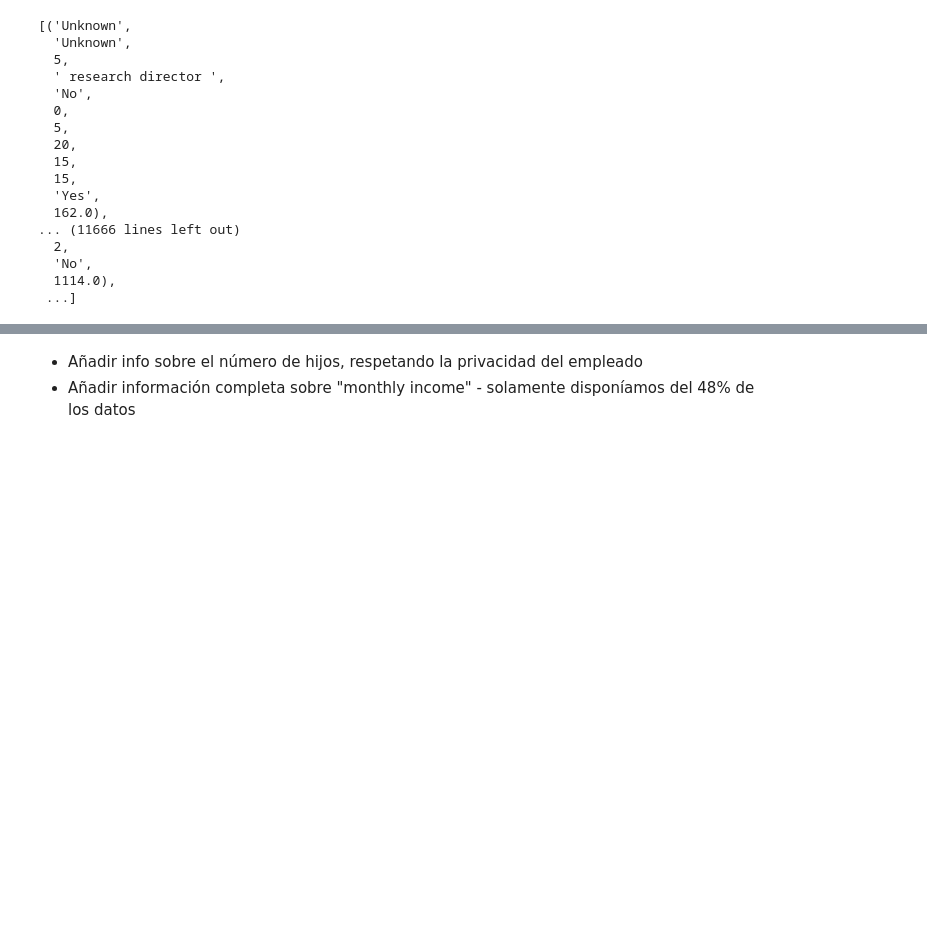
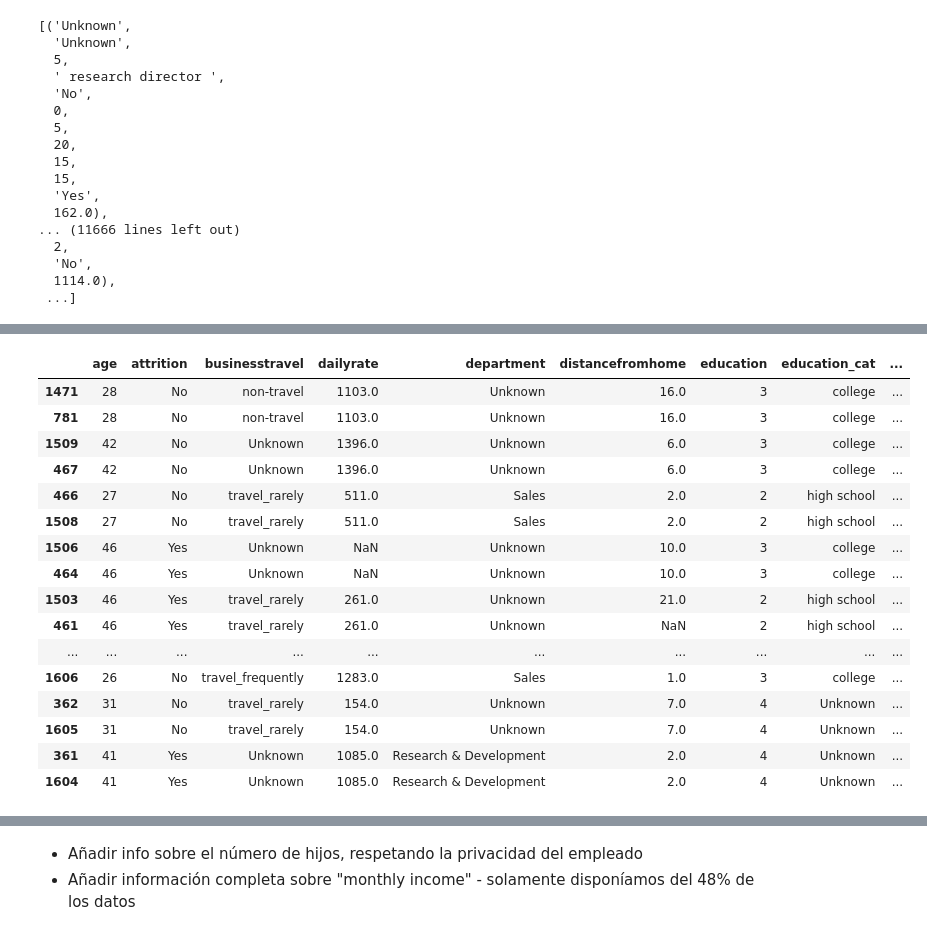
Before and after one commit to Adalab/proyecto-da-promo-Farzana-modulo3-team1, a Jupyter notebook: madre.ipynb, the cells around one changed output, grey strips where cells are left out. Drawn from its saved outputs; the diff is of its cells as text; code cells hidden in the pictures; blank space fills up the shorter version.

```diff
--- a/madre.ipynb
+++ b/madre.ipynb
@@ -1017,0 +1070,20 @@ Ha habido un error en la inserción
+# %%
+definitivo[definitivo["employeenumber"].duplicated(keep=False)].sort_values("employeenumber", ascending=False).head(50)
+# %% [output]
+|  | age | attrition | businesstravel | dailyrate | department | distancefromhome | education | education_cat | ... |
+| 1471 | 28 | No | non-travel | 1103.0 | Unknown | 16.0 | 3 | college | ... |
+| 781 | 28 | No | non-travel | 1103.0 | Unknown | 16.0 | 3 | college | ... |
+| 1509 | 42 | No | Unknown | 1396.0 | Unknown | 6.0 | 3 | college | ... |
+| 467 | 42 | No | Unknown | 1396.0 | Unknown | 6.0 | 3 | college | ... |
+| 466 | 27 | No | travel_rarely | 511.0 | Sales | 2.0 | 2 | high school | ... |
+| 1508 | 27 | No | travel_rarely | 511.0 | Sales | 2.0 | 2 | high school | ... |
+| 1506 | 46 | Yes | Unknown | NaN | Unknown | 10.0 | 3 | college | ... |
+| 464 | 46 | Yes | Unknown | NaN | Unknown | 10.0 | 3 | college | ... |
+| 1503 | 46 | Yes | travel_rarely | 261.0 | Unknown | 21.0 | 2 | high school | ... |
+| 461 | 46 | Yes | travel_rarely | 261.0 | Unknown | NaN | 2 | high school | ... |
+| ... | ... | ... | ... | ... | ... | ... | ... | ... | ... |
+| 1606 | 26 | No | travel_frequently | 1283.0 | Sales | 1.0 | 3 | college | ... |
+| 362 | 31 | No | travel_rarely | 154.0 | Unknown | 7.0 | 4 | Unknown | ... |
+| 1605 | 31 | No | travel_rarely | 154.0 | Unknown | 7.0 | 4 | Unknown | ... |
+| 361 | 41 | Yes | Unknown | 1085.0 | Research & Development | 2.0 | 4 | Unknown | ... |
+| 1604 | 41 | Yes | Unknown | 1085.0 | Research & Development | 2.0 | 4 | Unknown | ... |
```
Also changed, not shown: parts of 44 cells of this notebook.
